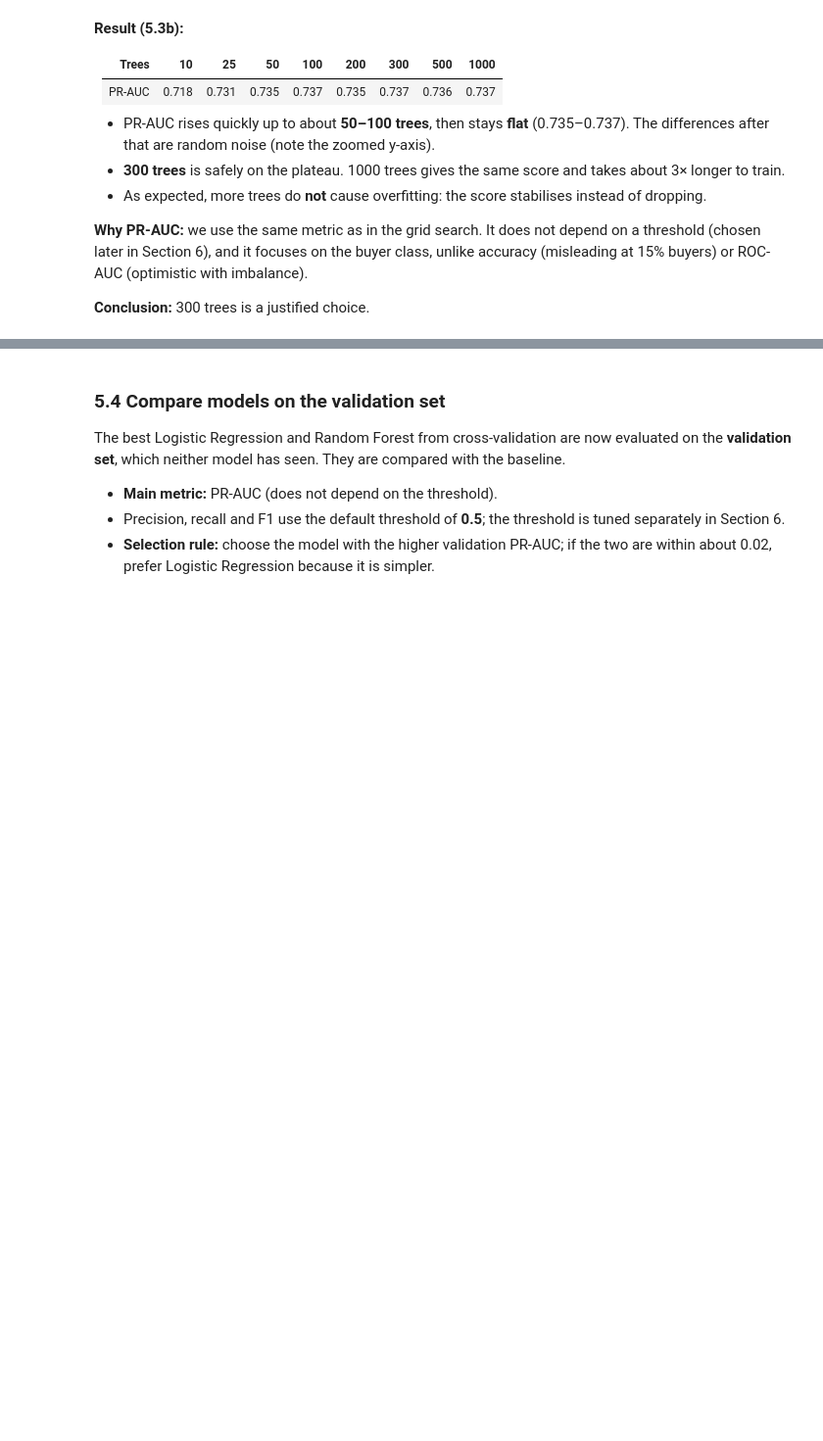
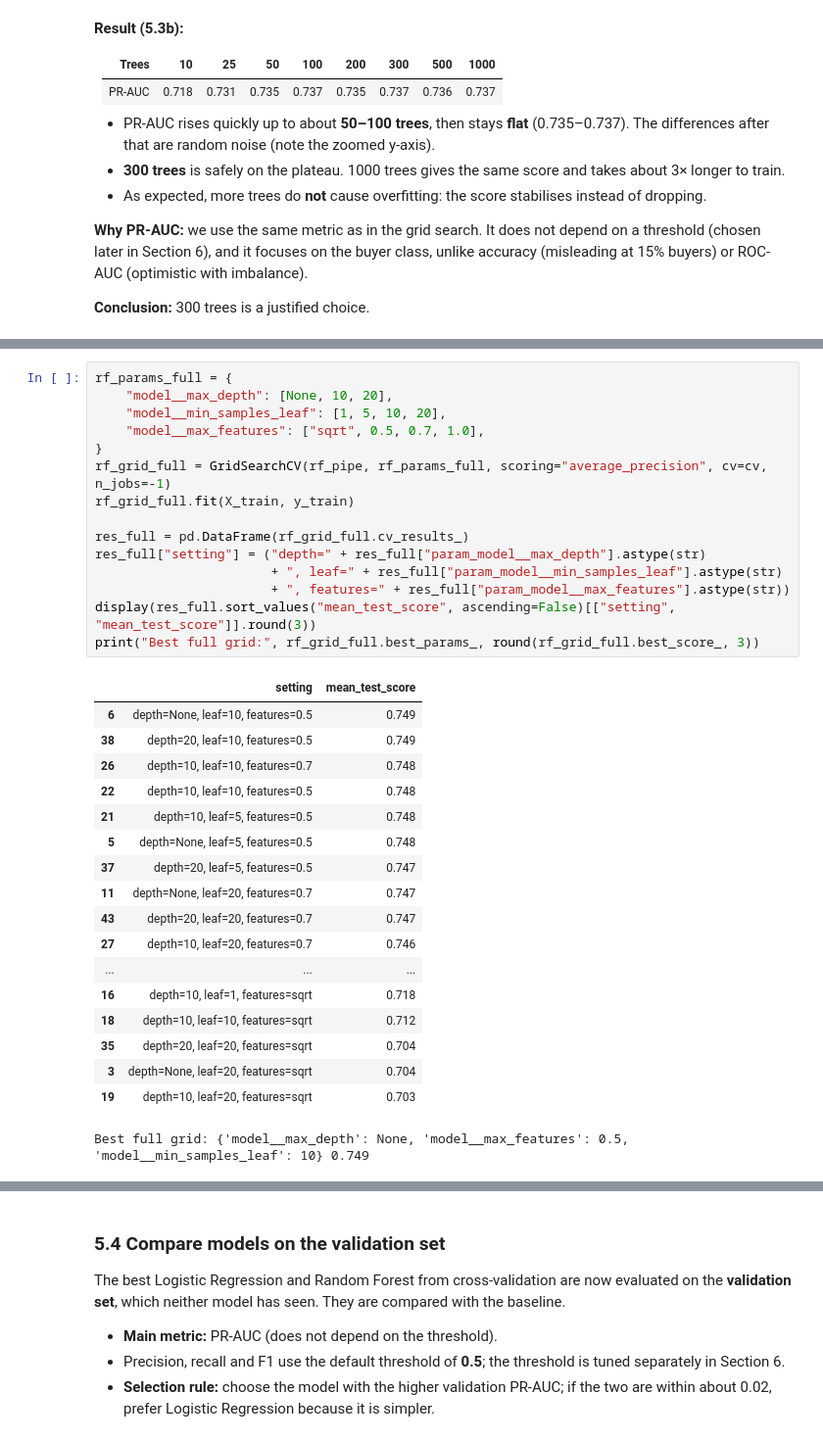
Before and after one commit to Nss2k23/ML_ES_678_Project, a Jupyter notebook: MLCourseProject.ipynb, the cells around one changed output, grey strips where cells are left out. Shown at 98% size. Drawn from its saved outputs; the diff is of its cells as text; blank space fills up the shorter version.

Commit message:
Added full grid search

```diff
--- a/MLCourseProject.ipynb
+++ b/MLCourseProject.ipynb
@@ -895,0 +902,34 @@ and it focuses on the buyer class, unlike accuracy (misleading at 15% buyers) or
+# %%
+rf_params_full = {
+    "model__max_depth": [None, 10, 20],
+    "model__min_samples_leaf": [1, 5, 10, 20],
+    "model__max_features": ["sqrt", 0.5, 0.7, 1.0],
+}
+rf_grid_full = GridSearchCV(rf_pipe, rf_params_full, scoring="average_precision", cv=cv, n_jobs=-1)
+rf_grid_full.fit(X_train, y_train)
+
+res_full = pd.DataFrame(rf_grid_full.cv_results_)
+res_full["setting"] = ("depth=" + res_full["param_model__max_depth"].astype(str)
+                       + ", leaf=" + res_full["param_model__min_samples_leaf"].astype(str)
+                       + ", features=" + res_full["param_model__max_features"].astype(str))
+display(res_full.sort_values("mean_test_score", ascending=False)[["setting", "mean_test_score"]].round(3))
+print("Best full grid:", rf_grid_full.best_params_, round(rf_grid_full.best_score_, 3))
+# %% [output]
+|  | setting | mean_test_score |
+| 6 | depth=None, leaf=10, features=0.5 | 0.749 |
+| 38 | depth=20, leaf=10, features=0.5 | 0.749 |
+| 26 | depth=10, leaf=10, features=0.7 | 0.748 |
+| 22 | depth=10, leaf=10, features=0.5 | 0.748 |
+| 21 | depth=10, leaf=5, features=0.5 | 0.748 |
+| 5 | depth=None, leaf=5, features=0.5 | 0.748 |
+| 37 | depth=20, leaf=5, features=0.5 | 0.747 |
+| 11 | depth=None, leaf=20, features=0.7 | 0.747 |
+| 43 | depth=20, leaf=20, features=0.7 | 0.747 |
+| 27 | depth=10, leaf=20, features=0.7 | 0.746 |
+| ... | ... | ... |
+| 16 | depth=10, leaf=1, features=sqrt | 0.718 |
+| 18 | depth=10, leaf=10, features=sqrt | 0.712 |
+| 35 | depth=20, leaf=20, features=sqrt | 0.704 |
+| 3 | depth=None, leaf=20, features=sqrt | 0.704 |
+| 19 | depth=10, leaf=20, features=sqrt | 0.703 |
+Best full grid: {'model__max_depth': None, 'model__max_features': 0.5, 'model__min_samples_leaf': 10} 0.749
```
Also changed, not shown: parts of 2 cells of this notebook.
